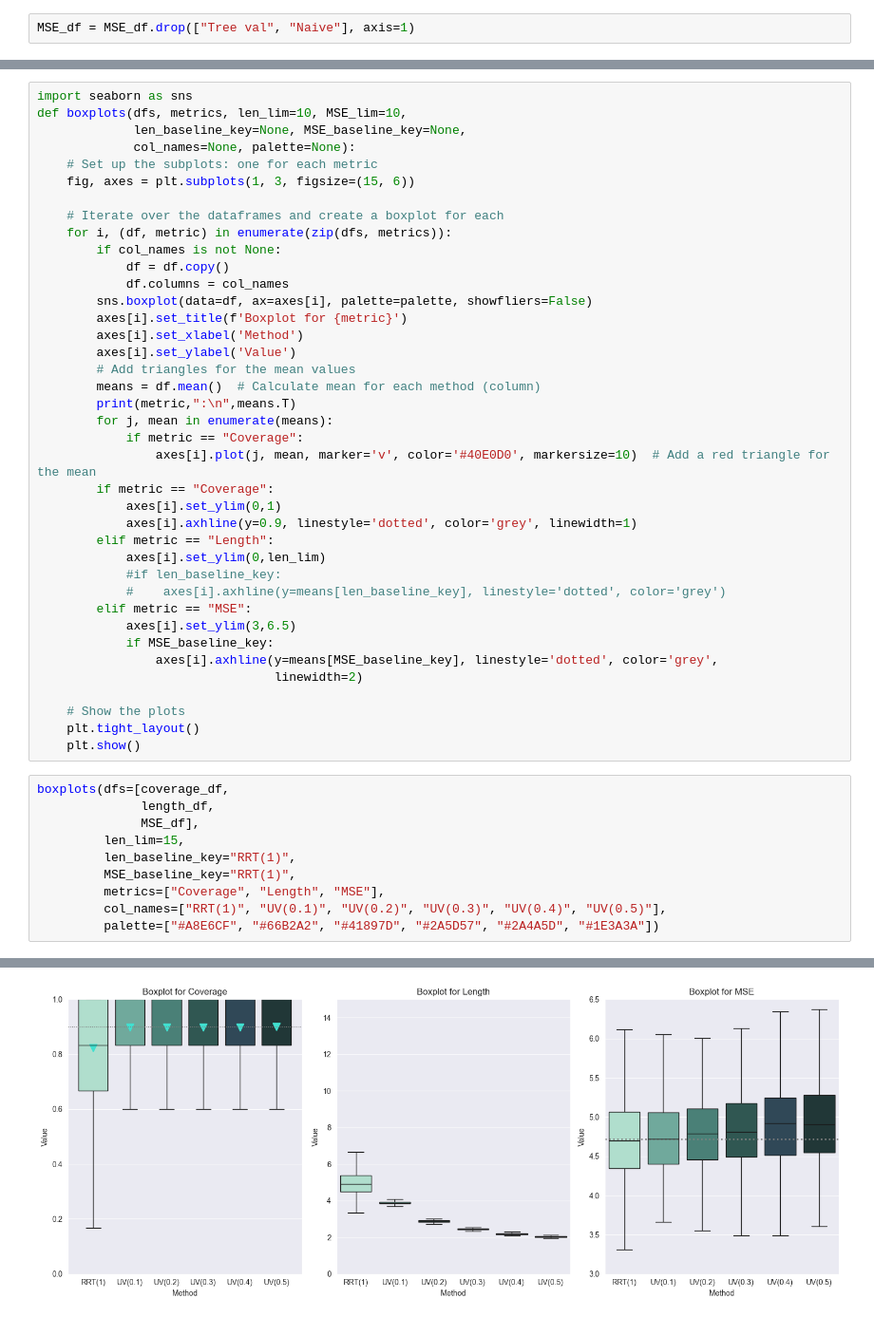
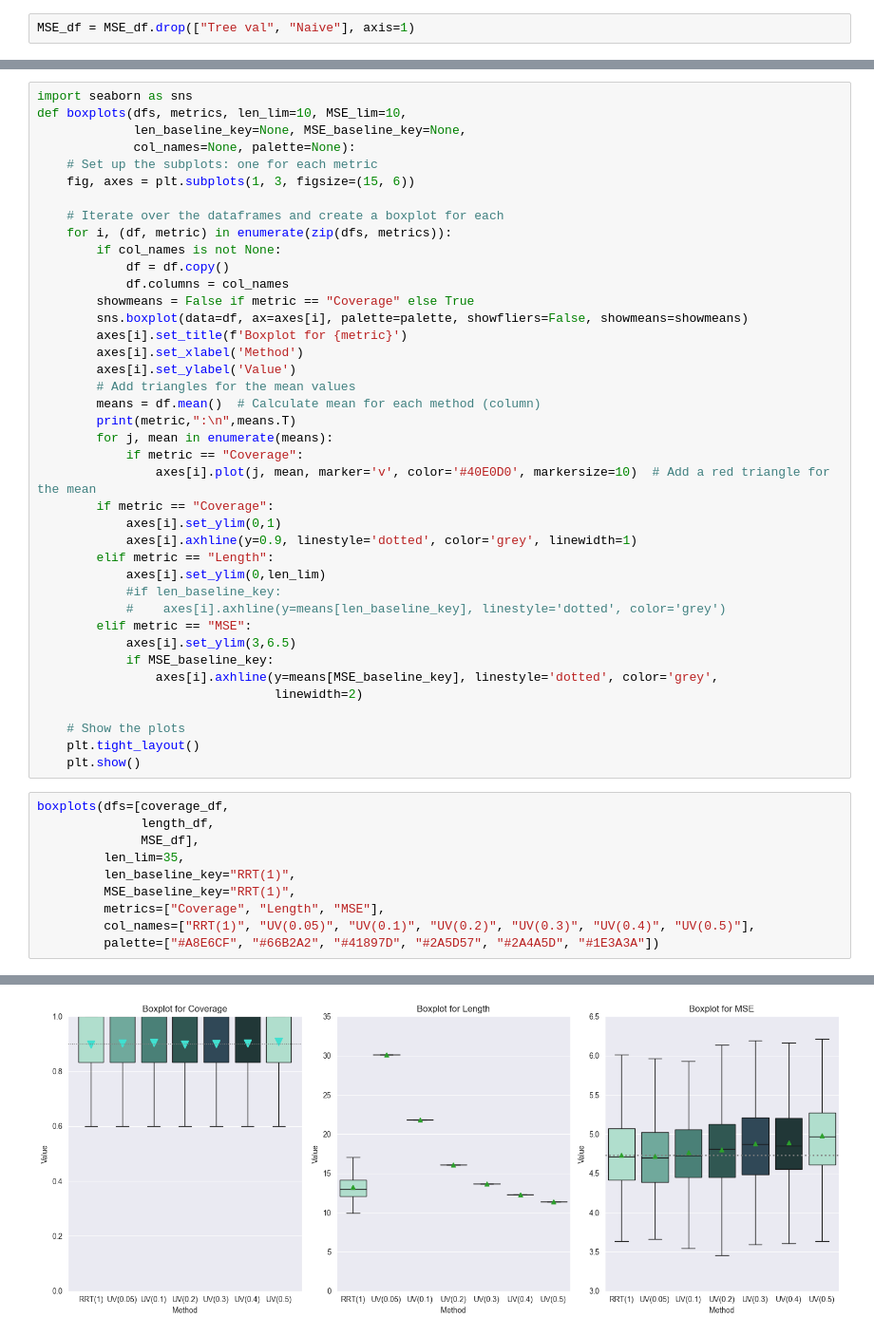
Before and after one commit to yiling-h/SI-CART, a Jupyter notebook: Simulations/Results/toy_example/toy2/plotting_toy.ipynb, the cells around one changed output, grey strips where cells are left out. Shown at 95% size. Saved outputs shown, nothing was run; the diff lists cells and outputs as text.

```diff
--- a/Simulations/Results/toy_example/toy2/plotting_toy.ipynb
+++ b/Simulations/Results/toy_example/toy2/plotting_toy.ipynb
@@ -81,7 +82,8 @@ def boxplots(dfs, metrics, len_lim=10, MSE_lim=10,
         if col_names is not None:
             df = df.copy()
             df.columns = col_names
-        sns.boxplot(data=df, ax=axes[i], palette=palette, showfliers=False)
+        showmeans = False if metric == "Coverage" else True
+        sns.boxplot(data=df, ax=axes[i], palette=palette, showfliers=False, showmeans=showmeans)
         axes[i].set_title(f'Boxplot for {metric}')
         axes[i].set_xlabel('Method')
         axes[i].set_ylabel('Value')
@@ -111,10 +113,10 @@ def boxplots(dfs, metrics, len_lim=10, MSE_lim=10,
 boxplots(dfs=[coverage_df,
               length_df,
               MSE_df],
-         len_lim=15,
+         len_lim=35,
          len_baseline_key="RRT(1)",
          MSE_baseline_key="RRT(1)",
          metrics=["Coverage", "Length", "MSE"],
-         col_names=["RRT(1)", "UV(0.1)", "UV(0.2)", "UV(0.3)", "UV(0.4)", "UV(0.5)"],
+         col_names=["RRT(1)", "UV(0.05)", "UV(0.1)", "UV(0.2)", "UV(0.3)", "UV(0.4)", "UV(0.5)"],
          palette=["#A8E6CF", "#66B2A2", "#41897D", "#2A5D57", "#2A4A5D", "#1E3A3A"])
 # %% [output]
@@ -138 +146 @@ dtype: float64
-[figure, old version]
+[figure, new version]
```
Also changed, not shown: parts of 4 cells of this notebook, 34 other files.
